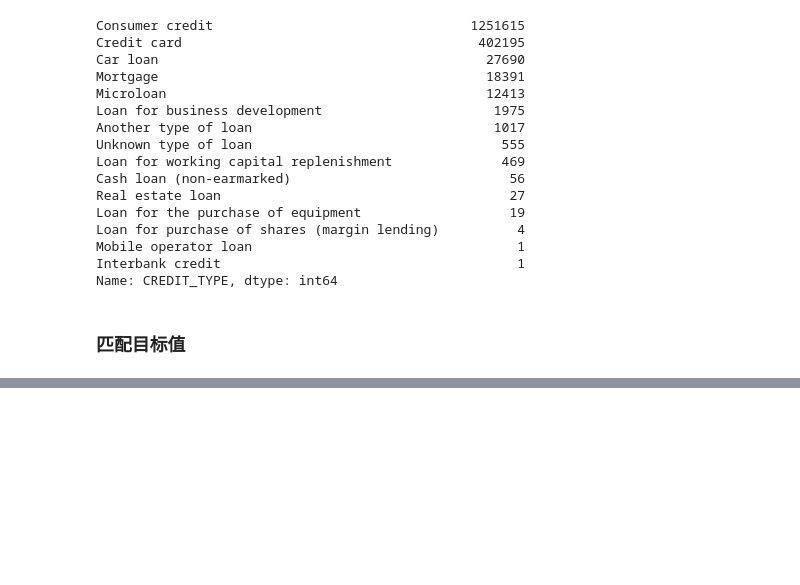
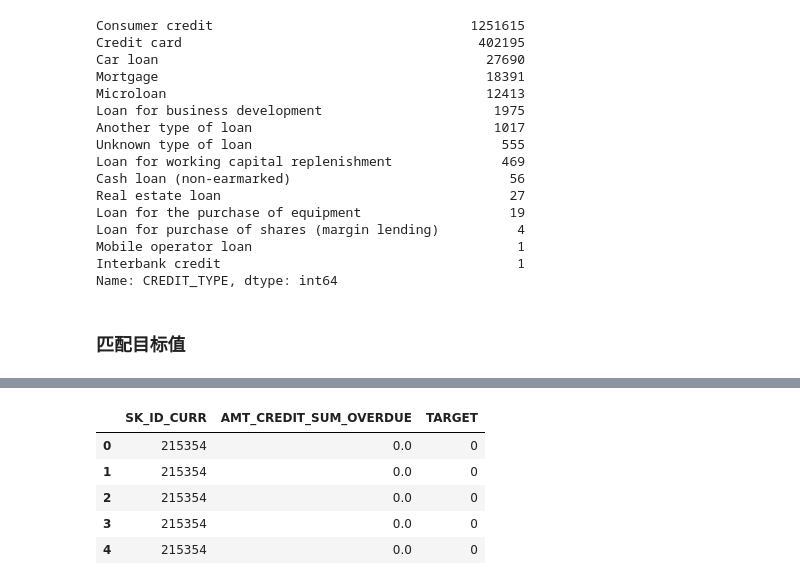
Before and after one commit to shenc3/kaggle_note, a Jupyter notebook: HomeCredit/Explore2.ipynb, the cells around one changed output, grey strips where cells are left out. Saved outputs shown, nothing was run; the diff lists cells and outputs as text; code cells hidden in the pictures; blank space fills up the shorter version.

```diff
--- a/HomeCredit/Explore2.ipynb
+++ b/HomeCredit/Explore2.ipynb
@@ -220,0 +221,9 @@ plot_cat(bureau2,
+# %%
+bureau2[['SK_ID_CURR', 'AMT_CREDIT_SUM_OVERDUE', 'TARGET']].head()
+# %% [output]
+|  | SK_ID_CURR | AMT_CREDIT_SUM_OVERDUE | TARGET |
+| 0 | 215354 | 0.0 | 0 |
+| 1 | 215354 | 0.0 | 0 |
+| 2 | 215354 | 0.0 | 0 |
+| 3 | 215354 | 0.0 | 0 |
+| 4 | 215354 | 0.0 | 0 |
```
Also changed, not shown: parts of 7 cells of this notebook.
